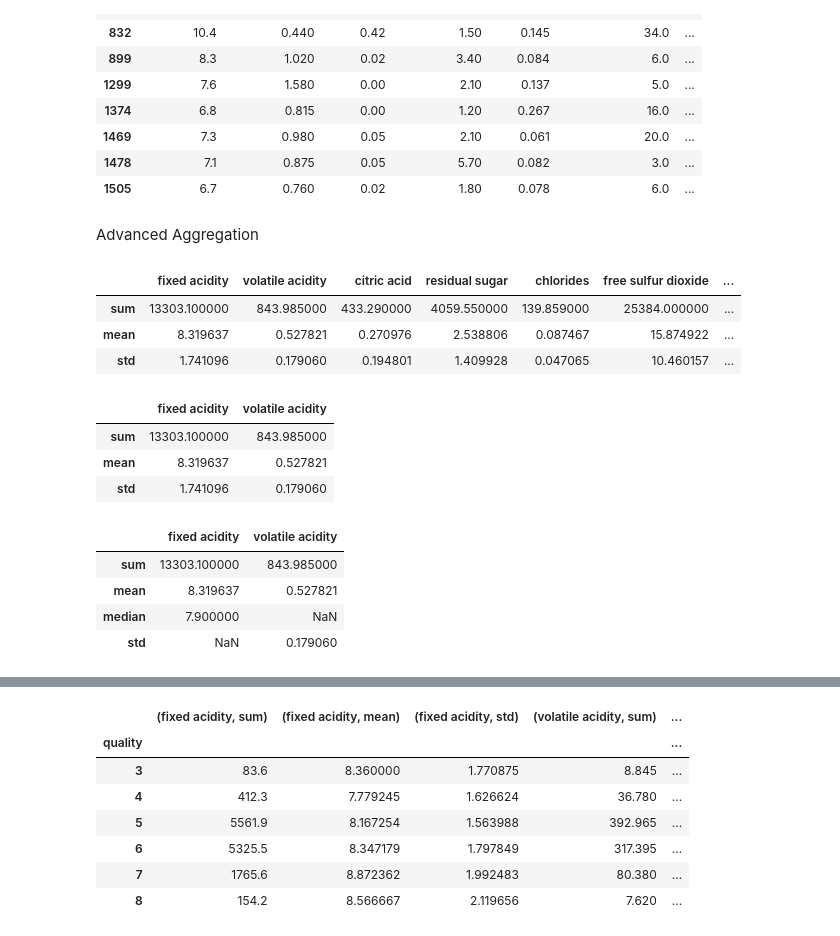
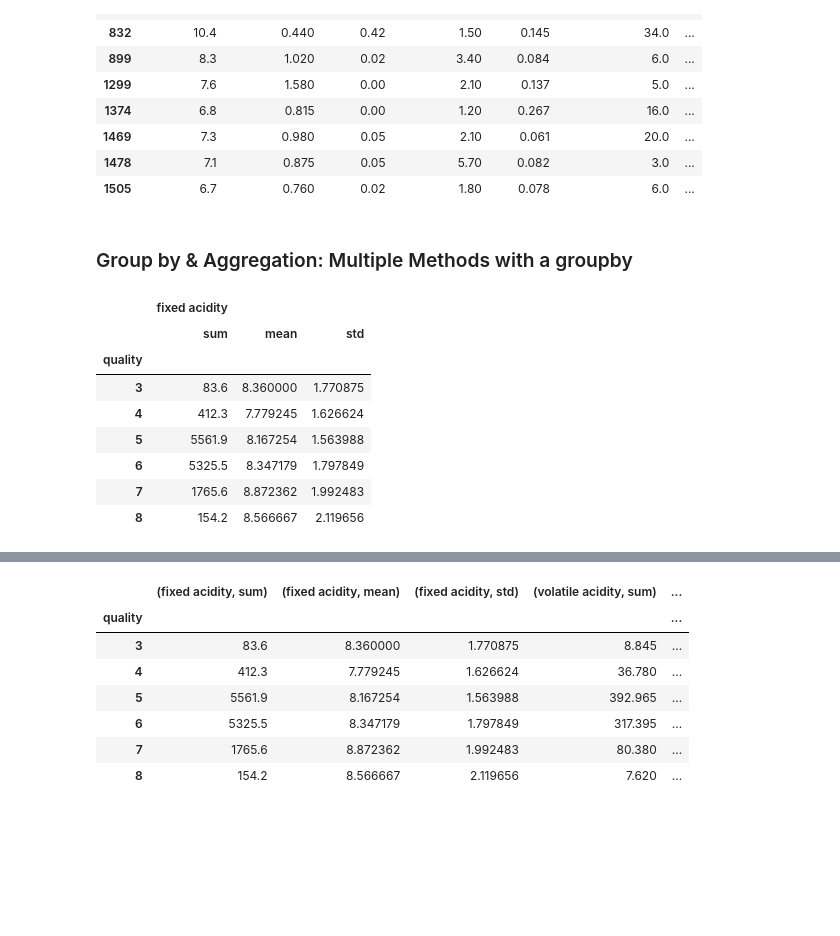
Before and after one commit to kfsgiorgos/pandas-exercises, a Jupyter notebook: pandas_groupby.ipynb, the cells around one changed output, grey strips where cells are left out. Saved outputs shown, nothing was run; the diff lists cells and outputs as text; code cells hidden in the pictures; blank space fills up the shorter version.

```diff
--- a/pandas_groupby.ipynb
+++ b/pandas_groupby.ipynb
@@ -128,31 +131,17 @@ df.loc[grouped.groups[3]] # get back all the rows for this specific group
 | 1469 | 7.3 | 0.980 | 0.05 | 2.10 | 0.061 | 20.0 | ... |
 | 1478 | 7.1 | 0.875 | 0.05 | 5.70 | 0.082 | 3.0 | ... |
 | 1505 | 6.7 | 0.760 | 0.02 | 1.80 | 0.078 | 6.0 | ... |
-# %% [markdown]
-Advanced Aggregation
+# %% [markdown]
+### Group by & Aggregation: Multiple Methods with a groupby
 # %%
-df.agg(["sum", "mean", "std"])
+df.groupby("quality").agg({"fixed acidity": ["sum", "mean", "std"]})
 # %% [output]
-|  | fixed acidity | volatile acidity | citric acid | residual sugar | chlorides | free sulfur dioxide | ... |
-| sum | 13303.100000 | 843.985000 | 433.290000 | 4059.550000 | 139.859000 | 25384.000000 | ... |
-| mean | 8.319637 | 0.527821 | 0.270976 | 2.538806 | 0.087467 | 15.874922 | ... |
-| std | 1.741096 | 0.179060 | 0.194801 | 1.409928 | 0.047065 | 10.460157 | ... |
+|  | fixed acidity |  |  |
+|  | sum | mean | std |
+| quality |  |  |  |
+| 3 | 83.6 | 8.360000 | 1.770875 |
+| 4 | 412.3 | 7.779245 | 1.626624 |
+| 5 | 5561.9 | 8.167254 | 1.563988 |
+| 6 | 5325.5 | 8.347179 | 1.797849 |
+| 7 | 1765.6 | 8.872362 | 1.992483 |
+| 8 | 154.2 | 8.566667 | 2.119656 |
-# %%
-df[["fixed acidity", "volatile acidity"]].agg(["sum", "mean", "std"])
-# %% [output]
-|  | fixed acidity | volatile acidity |
-| sum | 13303.100000 | 843.985000 |
-| mean | 8.319637 | 0.527821 |
-| std | 1.741096 | 0.179060 |
-# %%
-# agg function using a dictionary format
-df.agg({
-    "fixed acidity": ["sum", "mean", "median"],
-    "volatile acidity": ["sum", "mean", "std"]
-})
-# %% [output]
-|  | fixed acidity | volatile acidity |
-| sum | 13303.100000 | 843.985000 |
-| mean | 8.319637 | 0.527821 |
-| median | 7.900000 | NaN |
-| std | NaN | 0.179060 |
```
Also changed, not shown: parts of 25 cells of this notebook, 1 other file.
